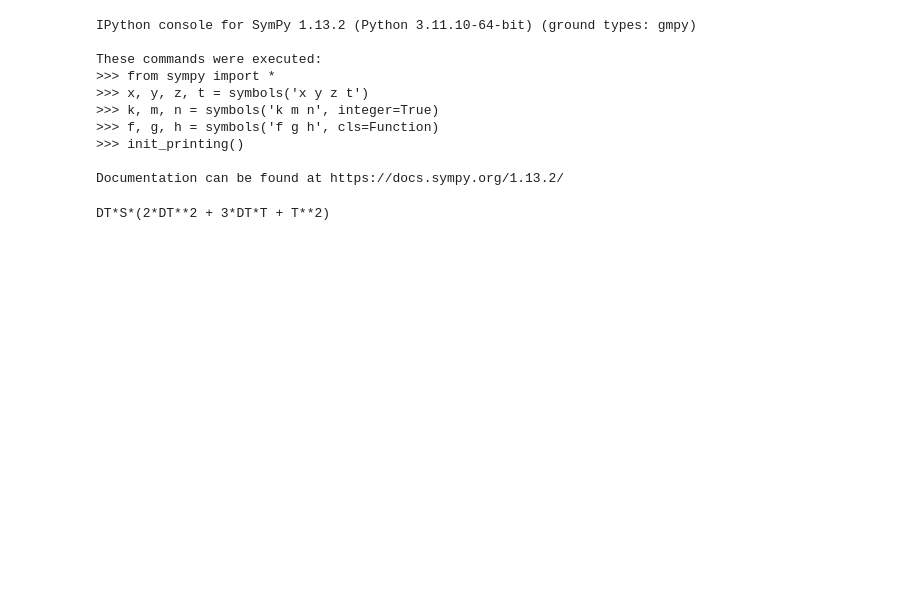
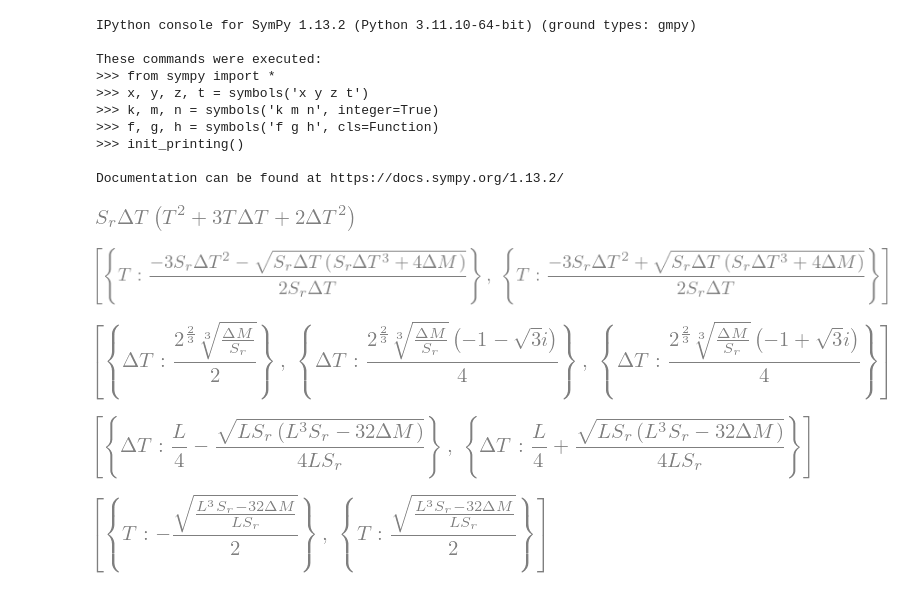
Before and after one commit to turbotage/HastyCuCompute, a Jupyter notebook: python/seq_design/vel_maths.ipynb, the cells around one changed output. Cells and saved outputs as stored; diff of their text form; code cells hidden in the pictures; blank space fills up the shorter version.

```diff
--- a/python/seq_design/vel_maths.ipynb
+++ b/python/seq_design/vel_maths.ipynb
@@ -24,22 +20,63 @@ S = sympy.Symbol('S')
+# %%
+T = sympy.Symbol('T', real=True)
+DT = sympy.Symbol('\Delta T', real=True)
+S = sympy.Symbol('S_r', real=True)
+
+DM = sympy.Symbol('\Delta M', real=True)
+
+G = sympy.Symbol('G_{max}', real=True)
+
+L = sympy.Symbol('L', real=True)
 # %%
-t = sympy.Symbol('t')
+t = sympy.Symbol('t', real=True)
 
 
 interm1 = integrate(-S*t*t, (t, 0, DT))
 
 interm2 = integrate(-S*DT*(t+DT), (t, 0, T))
 
 interm3 = integrate(S*(t-DT)*(t + T + DT), (t, 0, 2*DT))
 
 interm4 = integrate(S*DT*(t + T + 3*DT), (t, 0, T))
 
 interm5 = integrate((S*(DT - t)*(t + 2*T + 3*DT)), (t, 0, DT))
 
 
 sum_tot = interm1 + interm2 + interm3 + interm4 + interm5
 
 sum_tot = sympy.simplify(sympy.expand(sum_tot))
-
-print(sum_tot)
+sum_tot
 # %% [output]
-DT*S*(2*DT**2 + 3*DT*T + T**2)
+[figure, added]
+# %%
+# Reaches Max Gradient
+soldict = solve([sum_tot - DM, DT - G / S], T, dict=True)
+soldict = [{k: sympy.simplify(v) for k, v in sdict.items()} for sdict in soldict]
+soldict
+# %% [output]
+[figure, added]
+# %%
+# Never reaches max gradient
+soldict = solve([DM - sympy.simplify(sympy.Subs(sum_tot, T, 0)), T], DT, dict=True)
+
+solexpr = (DM - sympy.simplify(sympy.Subs(sum_tot, T, 0)))
+solve([solexpr], DT, dict=True)
+soldict = [{k: sympy.simplify(v) for k, v in sdict.items()} for sdict in soldict]
+soldict
+# %% [output]
+[figure, added]
+# %%
+# Solves for T and DT given total length of L = 2*T + 4*DT
+
+DT_expr = sympy.simplify(sympy.Subs(sum_tot, T, (L - 4*DT)/2))
+DT_dict = solve([DM - DT_expr], DT, dict=True)
+DT_dict
+# %% [output]
+[figure, added]
+# %%
+# Solves for T and DT given total length of L = 2*T + 4*DT
+T_expr =  sympy.simplify(sympy.Subs(sum_tot, DT, (L - 2*T)/4))
+T_dict = solve([DM - T_expr], T, dict=True)
+T_dict
+# %% [output]
+[figure, added]
```
Also changed, not shown: parts of 3 cells of this notebook, 3 other files.
